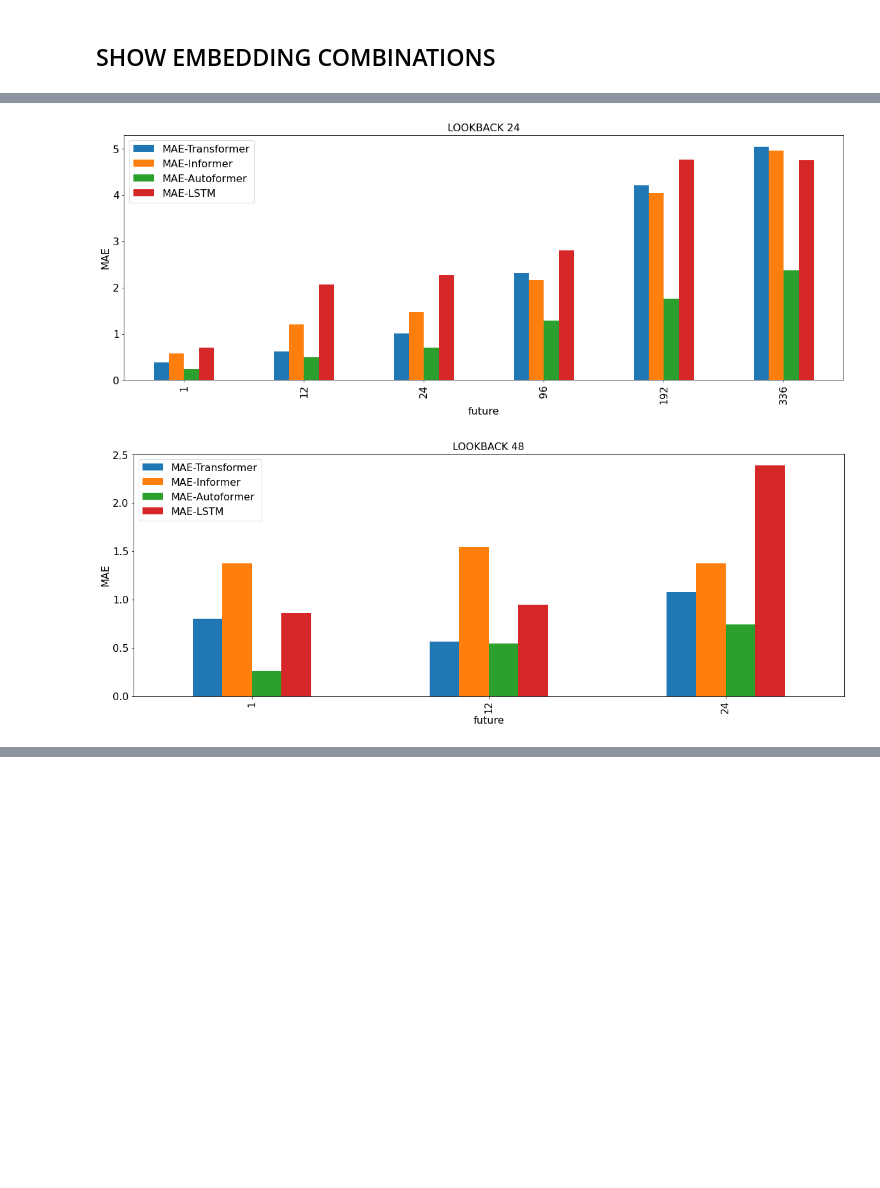
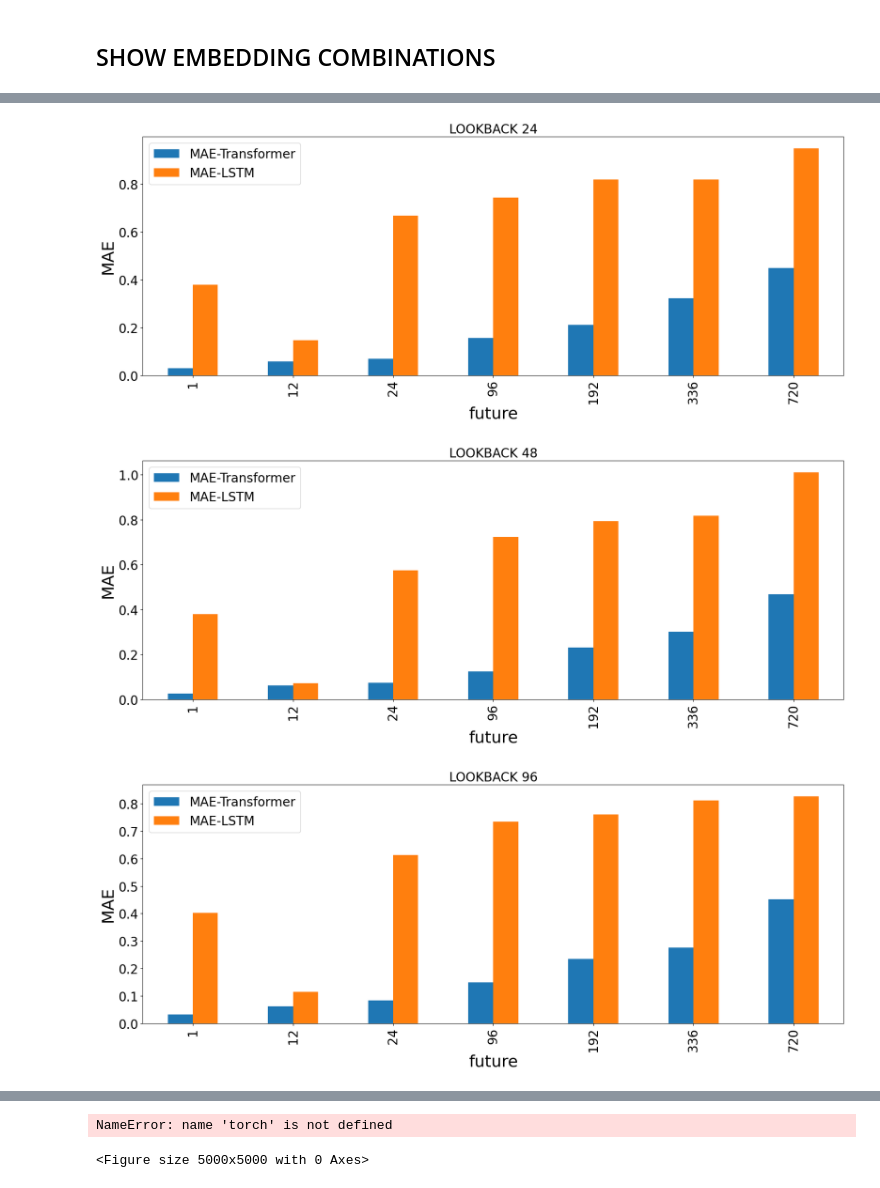
Before and after one commit to Vaiyani/mvaiyani-thesis, a Jupyter notebook: Results/Parser.ipynb, the cells around one changed output, grey strips where cells are left out. Cells and saved outputs as stored; diff of their text form; code cells hidden in the pictures; blank space fills up the shorter version.

```diff
--- a/Results/Parser.ipynb
+++ b/Results/Parser.ipynb
@@ -11,7 +11,7 @@ def parse_results(filename:str, mv:bool = False) -> pd.DataFrame:
     data = defaultdict(list)
     with open(filename) as file:
         for line in file:
-            if line == '\n':
+            if line == '\n' or line[:4] == 'mse_':
                 continue
             if line[:3] == 'mse':
                 result = line.replace(" ", "").split(',')
@@ -29,7 +29,6 @@ def parse_results(filename:str, mv:bool = False) -> pd.DataFrame:
                         data['epochs'].append(round(float(result[9].split(':')[1]),8))
                     else:
                         data['epochs'].append(1)
-
             else:
                 attributes = line.split(sep='_')
 #                 print(attributes)
@@ -85,18 +113,25 @@ def slice_and_dice(formers:pd.DataFrame, lstms: pd.DataFrame) -> pd.DataFrame:
 uv_formers = parse_results('univariate/formers-original-data.txt').\
                 drop_duplicates(subset=['model', 'lookback', 'future', 'pos','val','temp'], keep = 'last')
 uv_formers['time_per_epoch'] = uv_formers['train_time']/uv_formers['epochs']
-uv_lstms = parse_lstms('univariate/new_results_lstm.txt').\
-                drop_duplicates(subset=['lookback', 'future'], keep = 'last')
+uv_lstms = parse_lstms('archive/result-lstm-original-data.txt').\
+                drop_duplicates(subset=['lookback', 'future'], keep = 'first')
 
-## multivariate OHLC##
+## multiple input OHLC -> single output##
 mv_formers = parse_results('multivariate/formers_multivariate_result_latest.txt', True).\
                 drop_duplicates(subset=['model', 'lookback', 'future', 'pos','val','temp'],keep = 'last')
 mv_lstms = parse_lstms('multivariate/result-lstm-multivariate.txt').\
                 drop_duplicates(subset=['lookback', 'future'], keep = 'last')
 
 
-## multivariate OHLC and Moving Averages##
+## multiple input OHLC and Moving Averages -> single output##
 mv_formers_ma = parse_results('multivariate/formers_multivariate_result_more_features.txt', True).\
                 drop_duplicates(subset=['model', 'lookback', 'future', 'pos','val','temp'],keep = 'last')
 mv_lstms_ma = parse_lstms('multivariate/result-lstm-multivariate-more-features.txt').\
                 drop_duplicates(subset=['lookback', 'future'], keep = 'last')
+
+##
+df_seq_len = parse_results('understanding_seq_len.txt', True)
+
+df_uv = slice_and_dice(uv_formers, uv_lstms)
+df_mv = slice_and_dice(mv_formers, mv_lstms)
+df_mv_ma = slice_and_dice(mv_formers_ma, mv_lstms_ma)
@@ -370,9 +402,9 @@ def show_embeddings_comb(df_, columns, lookback_list):
                     plt.show()
 # show_embeddings_comb(df_org, columns, [96])
 # %%
-SMALL_SIZE = 16
-MEDIUM_SIZE = 16
-BIGGER_SIZE = 16
+SMALL_SIZE = 20
+MEDIUM_SIZE = 26
+BIGGER_SIZE = 26
 
 plt.rc('font', size=SMALL_SIZE)          # controls default text sizes
 plt.rc('axes', titlesize=SMALL_SIZE)     # fontsize of the axes title
@@ -394,23 +426,23 @@ def show_by_default_embeddings(df_, *args, x_axis = 'future', metric = 'mae'):
     elif x_axis == 'future':
         frame_by = 'lookback'
 #         loopby = [6, 12, 24, 48, 72, 96, 120, 144, 168, 192, 336, 504, 672,720]
-        loopby = [24, 48]
+        loopby = [24, 48, 96, 336]
 
 
     for i in loopby:
-        autoformer= df_[(df_org[frame_by] == i) & (df_['pos'] == 'False') & (df_['temp'] == 'True')\
+        autoformer= df_[(df_[frame_by] == i) & (df_['pos'] == 'False') & (df_['temp'] == 'True')\
                     & (df_['val'] == 'True')][['lookback','future',columns[2],columns[3]]]
-        informer = df_[(df_org[frame_by] == i) & (df_['pos'] == 'True') & (df_['temp'] == 'True')\
+        informer = df_[(df_[frame_by] == i) & (df_['pos'] == 'True') & (df_['temp'] == 'True')\
                      & (df_['val'] == 'True')][['lookback','future',columns[1]]]
         transformer = df_[(df_[frame_by] == i) & (df_['pos'] == 'True') & (df_['temp'] == 'False')\
                      & (df_['val'] == 'False')][['lookback','future',columns[0]]]
         df_merge = informer.merge(transformer, how = "left", on=["lookback", "future"], suffixes=('_Inf', '_Tra'))\
                    .merge(autoformer, how = "left", on=["lookback", "future"], suffixes=('_ello', '_auto'))
-        df_merge[columns] *= 10
+#         df_merge[columns] *= 10
         df_merge = df_merge.round(3)
 #         print(df_merge)
 #         print("=========")
-        ax = df_merge.plot.bar(x=x_axis, y=columns, figsize=(20,7))
+        ax = df_merge.plot.bar(x=x_axis, y=['MAE-Transformer','MAE-LSTM'], figsize=(20,7))
 #         for y in range(0, len(columns)):
 #             ax.bar_label(ax.containers[y], rotation = 60)
         ax.set_title(frame_by.upper() + " "+ str(i))
@@ -473,11 +511,13 @@ def show_embeddings_comb(df_, columns, lookback_list):
 # %%
+# plt.rcParams["figure.dpi"] = 140
 pos, val, temp = 'True', 'False', 'True'
 metric = 'MAE'
 columns = list(map(lambda x: metric + x, ['-Transformer','-Informer', '-Autoformer', '-LSTM']))
-show_by_default_embeddings(df_org, *columns, x_axis='future', metric=metric)
+show_by_default_embeddings(df_uv, *columns, x_axis='future', metric=metric)
 # show(df_org, *columns, x_axis='future', pos = pos, val = val, temp = temp)
 # for lookback in [6, 12, 24, 48, 72, 96, 120, 144, 168, 192, 336, 504, 672,720]:
 # show_embeddings_comb(df_org, columns, [96, 120])
 # %% [output]
-[figure, old version]
+[figure, new version]
-[figure, old version]
+[figure, new version]
+[figure, added]
@@ -484,3 +525,15 @@ show_by_default_embeddings(df_org, *columns, x_axis='future', metric=metric)
+# %%
+# import torch
+def subsequent_mask(size):
+    "Mask out subsequent positions."
+    attn_shape = (1, size, size)
+    subsequent_mask = np.triu(np.ones(attn_shape), k=1).astype('uint8')
+    return torch.from_numpy(subsequent_mask) == 0
+plt.figure(figsize=(5,5))
+plt.imshow(subsequent_mask(15)[0],cmap='gray')
+# %% [output]
+NameError: name 'torch' is not defined
+<Figure size 5000x5000 with 0 Axes>
 # %%
 # df_org[(df_org['mae_LSTM'] < df_org['mae_Tra']) \
 #        & (df_org['mae_LSTM'] < df_org['mae_Auto']) \
```
Also changed, not shown: parts of 15 cells of this notebook, 4 other files.
